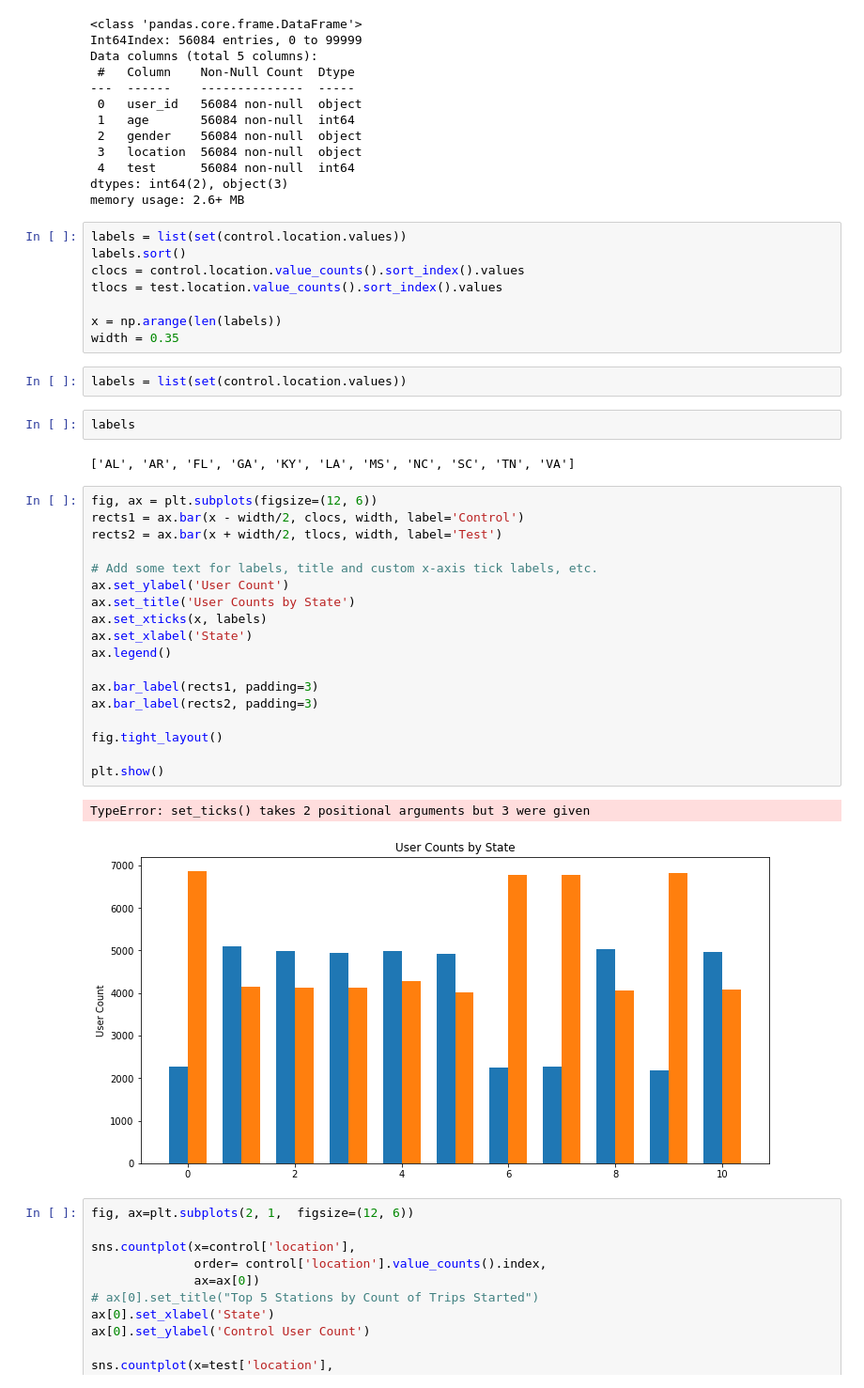
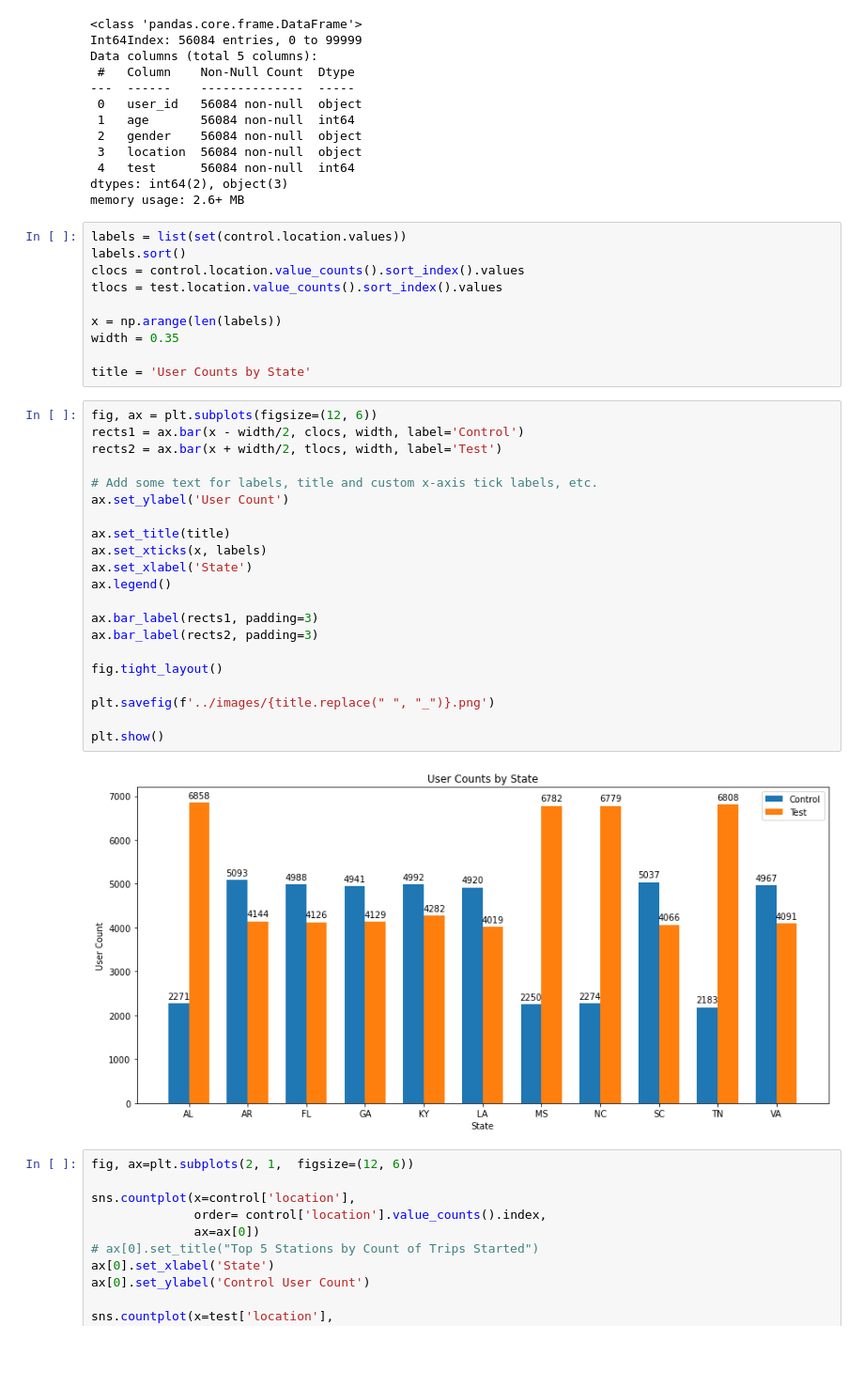
Before and after one commit to jkurdys/Vericast, a Jupyter notebook: notebooks/EDA.ipynb, the cells around one changed output. Shown at 94% size. Saved outputs shown, nothing was run; the diff lists cells and outputs as text; blank space fills up the shorter version.

Commit message:
Added grouped bar chart.

```diff
--- a/notebooks/EDA.ipynb
+++ b/notebooks/EDA.ipynb
@@ -172,33 +172,31 @@ tlocs = test.location.value_counts().sort_index().values
 
 x = np.arange(len(labels))
 width = 0.35
+
+title = 'User Counts by State'
-# %%
-labels = list(set(control.location.values))
-# %%
-labels
-# %% [output]
-['AL', 'AR', 'FL', 'GA', 'KY', 'LA', 'MS', 'NC', 'SC', 'TN', 'VA']
 # %%
 fig, ax = plt.subplots(figsize=(12, 6))
 rects1 = ax.bar(x - width/2, clocs, width, label='Control')
 rects2 = ax.bar(x + width/2, tlocs, width, label='Test')
 
 # Add some text for labels, title and custom x-axis tick labels, etc.
 ax.set_ylabel('User Count')
-ax.set_title('User Counts by State')
+
+ax.set_title(title)
 ax.set_xticks(x, labels)
 ax.set_xlabel('State')
 ax.legend()
 
 ax.bar_label(rects1, padding=3)
 ax.bar_label(rects2, padding=3)
 
 fig.tight_layout()
 
+plt.savefig(f'../images/{title.replace(" ", "_")}.png')
+
 plt.show()
 # %% [output]
-TypeError: set_ticks() takes 2 positional arguments but 3 were given
-[figure, old version]
+[figure, new version]
 # %%
 fig, ax=plt.subplots(2, 1,  figsize=(12, 6))
 
```
Also changed, not shown: 1 other file.
